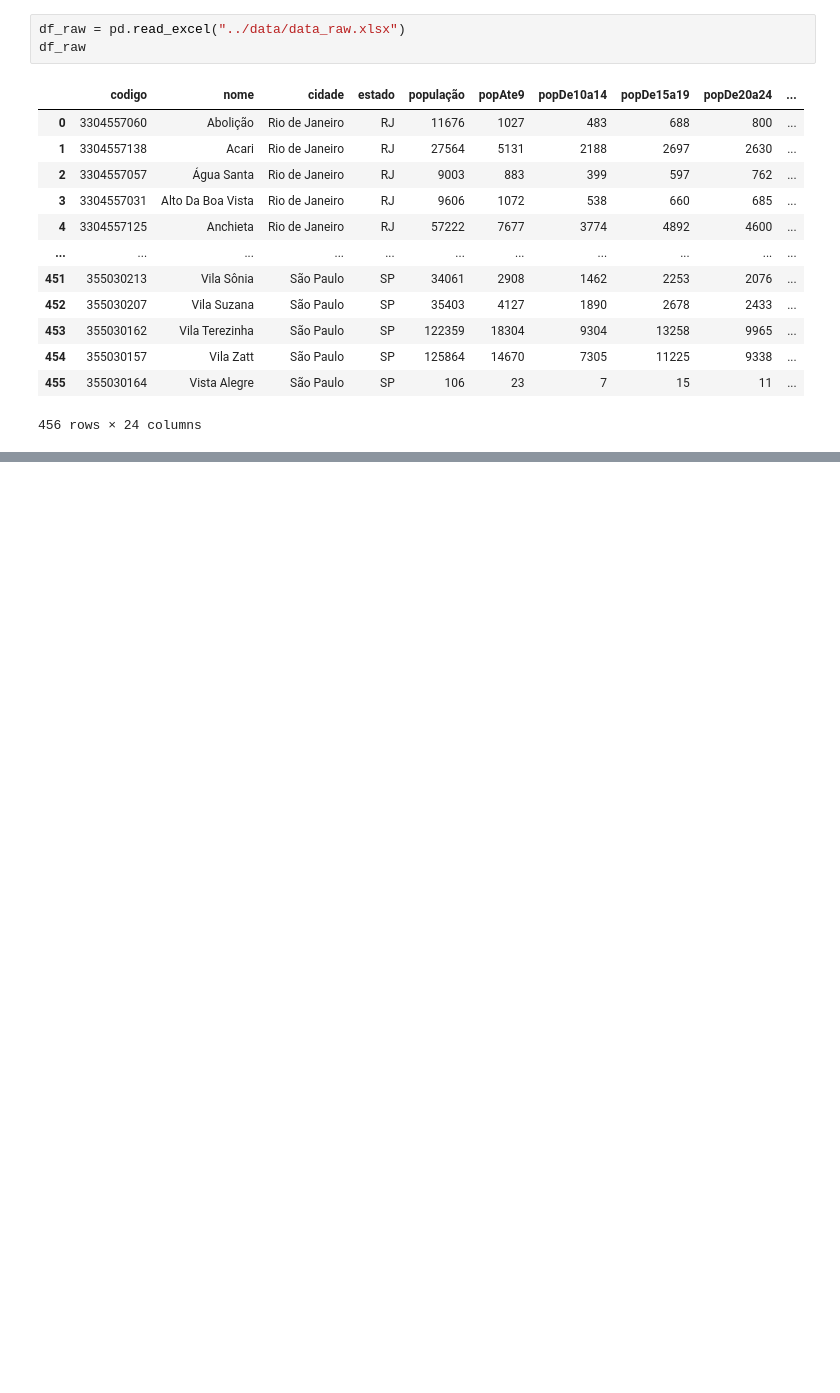
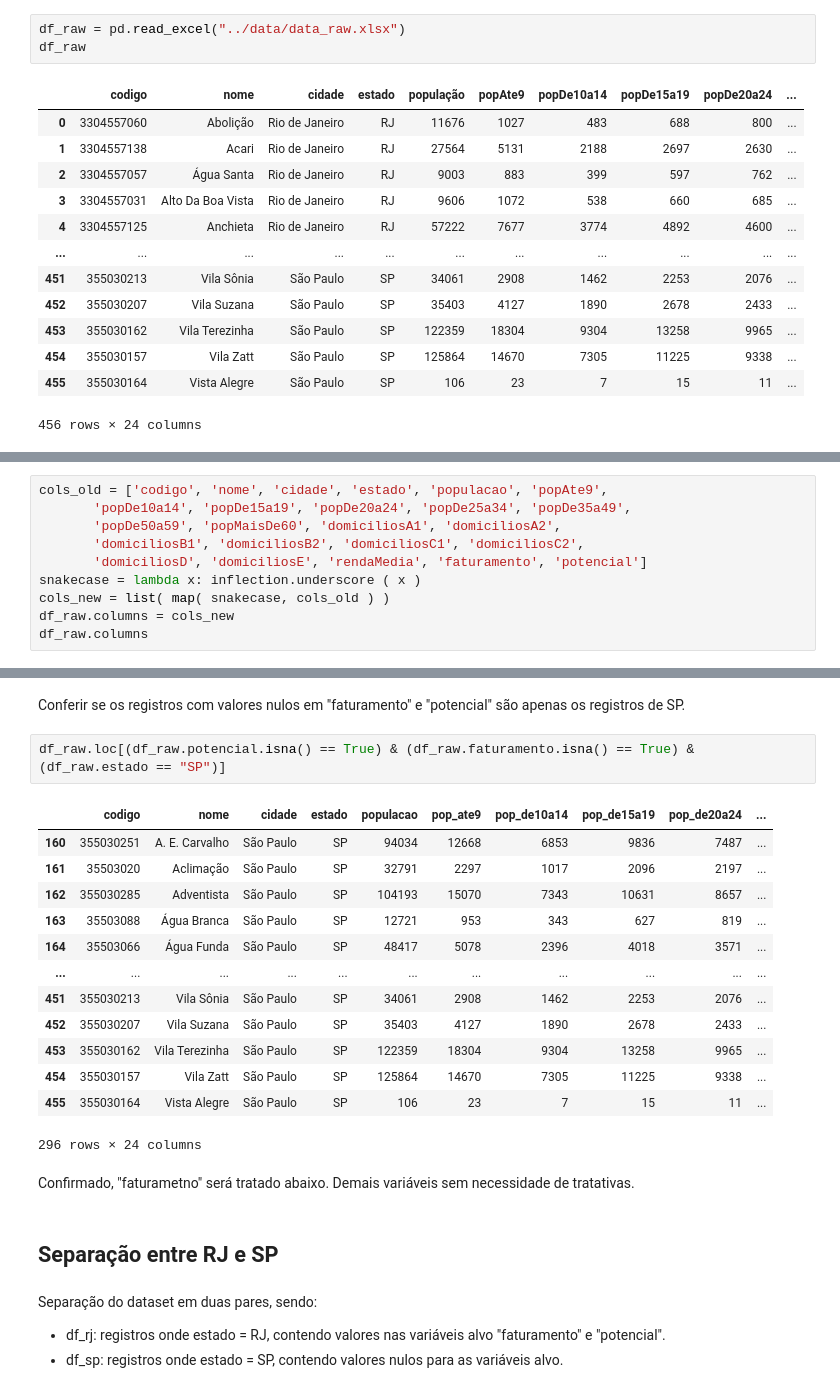
Before and after one commit to nortonvanz/Food-Business-Expansion, a Jupyter notebook: notebooks/ciclo1.ipynb, the cells around one changed output, grey strips where cells are left out. Saved outputs shown, nothing was run; the diff lists cells and outputs as text; blank space fills up the shorter version.

```diff
--- a/notebooks/ciclo1.ipynb
+++ b/notebooks/ciclo1.ipynb
@@ -81,0 +105,10 @@ df_raw
+# %%
+cols_old = ['codigo', 'nome', 'cidade', 'estado', 'populacao', 'popAte9',
+       'popDe10a14', 'popDe15a19', 'popDe20a24', 'popDe25a34', 'popDe35a49',
+       'popDe50a59', 'popMaisDe60', 'domiciliosA1', 'domiciliosA2',
+       'domiciliosB1', 'domiciliosB2', 'domiciliosC1', 'domiciliosC2',
+       'domiciliosD', 'domiciliosE', 'rendaMedia', 'faturamento', 'potencial']
+snakecase = lambda x: inflection.underscore ( x )
+cols_new = list( map( snakecase, cols_old ) )
+df_raw.columns = cols_new
+df_raw.columns
@@ -81,0 +230,26 @@ df_raw
+# %% [markdown]
+Conferir se os registros com valores nulos em "faturamento" e "potencial" são apenas os registros de SP.
+# %%
+df_raw.loc[(df_raw.potencial.isna() == True) & (df_raw.faturamento.isna() == True) & (df_raw.estado == "SP")]
+# %% [output]
+|  | codigo | nome | cidade | estado | populacao | pop_ate9 | pop_de10a14 | pop_de15a19 | pop_de20a24 | ... |
+| 160 | 355030251 | A. E. Carvalho | São Paulo | SP | 94034 | 12668 | 6853 | 9836 | 7487 | ... |
+| 161 | 35503020 | Aclimação | São Paulo | SP | 32791 | 2297 | 1017 | 2096 | 2197 | ... |
+| 162 | 355030285 | Adventista | São Paulo | SP | 104193 | 15070 | 7343 | 10631 | 8657 | ... |
+| 163 | 35503088 | Água Branca | São Paulo | SP | 12721 | 953 | 343 | 627 | 819 | ... |
+| 164 | 35503066 | Água Funda | São Paulo | SP | 48417 | 5078 | 2396 | 4018 | 3571 | ... |
+| ... | ... | ... | ... | ... | ... | ... | ... | ... | ... | ... |
+| 451 | 355030213 | Vila Sônia | São Paulo | SP | 34061 | 2908 | 1462 | 2253 | 2076 | ... |
+| 452 | 355030207 | Vila Suzana | São Paulo | SP | 35403 | 4127 | 1890 | 2678 | 2433 | ... |
+| 453 | 355030162 | Vila Terezinha | São Paulo | SP | 122359 | 18304 | 9304 | 13258 | 9965 | ... |
+| 454 | 355030157 | Vila Zatt | São Paulo | SP | 125864 | 14670 | 7305 | 11225 | 9338 | ... |
+| 455 | 355030164 | Vista Alegre | São Paulo | SP | 106 | 23 | 7 | 15 | 11 | ... |
+296 rows × 24 columns
+# %% [markdown]
+Confirmado, "faturametno" será tratado abaixo. Demais variáveis sem necessidade de tratativas.
+# %% [markdown]
+## Separação entre RJ e SP
+# %% [markdown]
+Separação do dataset em duas pares, sendo:
+- df_rj: registros onde estado = RJ, contendo valores nas variáveis alvo "faturamento" e "potencial".
+- df_sp: registros onde estado = SP, contendo valores nulos para as variáveis alvo.
```
Also changed, not shown: parts of 80 cells of this notebook.
